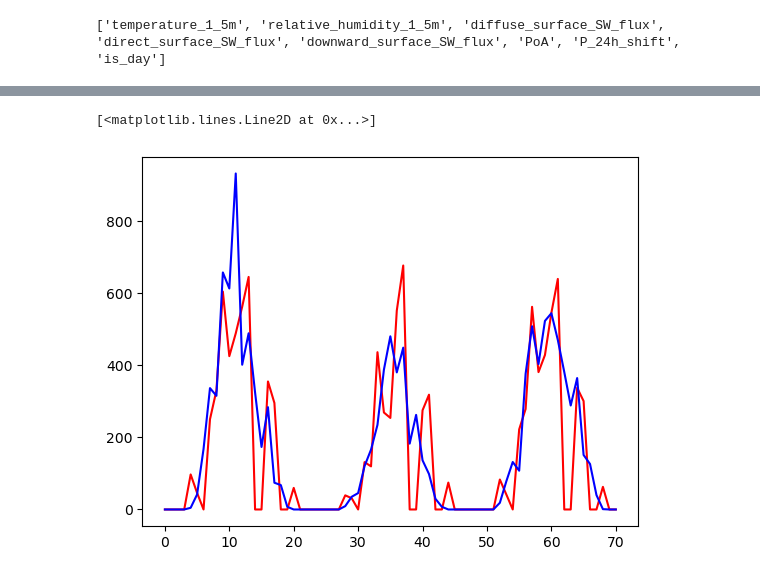
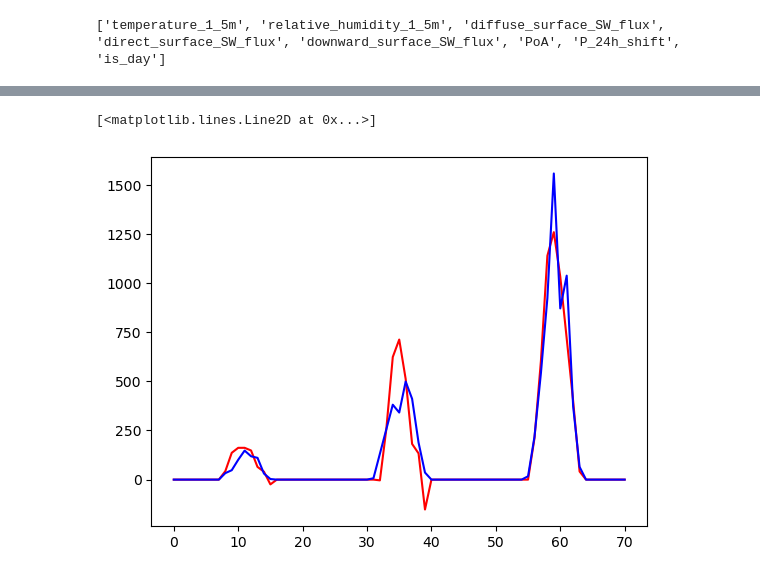
Before and after one commit to RobbeVDE/SolNet-2, a Jupyter notebook: main.ipynb, the cells around one changed output, grey strips where cells are left out. Cells and saved outputs as stored; diff of their text form; code cells hidden in the pictures.

```diff
--- a/main.ipynb
+++ b/main.ipynb
@@ -226,12 +239,12 @@ KeyboardInterrupt:
 # %%
 plt.figure()
 
-day = 300
+day = 80
 plt.plot(y_forecast[(24*day):(24*day)+71], color='red')
 plt.plot(y_truth[(24*day):(24*day)+71], color='blue')
 # %% [output]
 [<matplotlib.lines.Line2D at 0x...>]
-[figure, old version]
+[figure, new version]
 # %%
 plt.scatter(y_forecast, y_truth, s=5)
 # %% [output]
```
Also changed, not shown: parts of 2 cells of this notebook, 4 other files.
